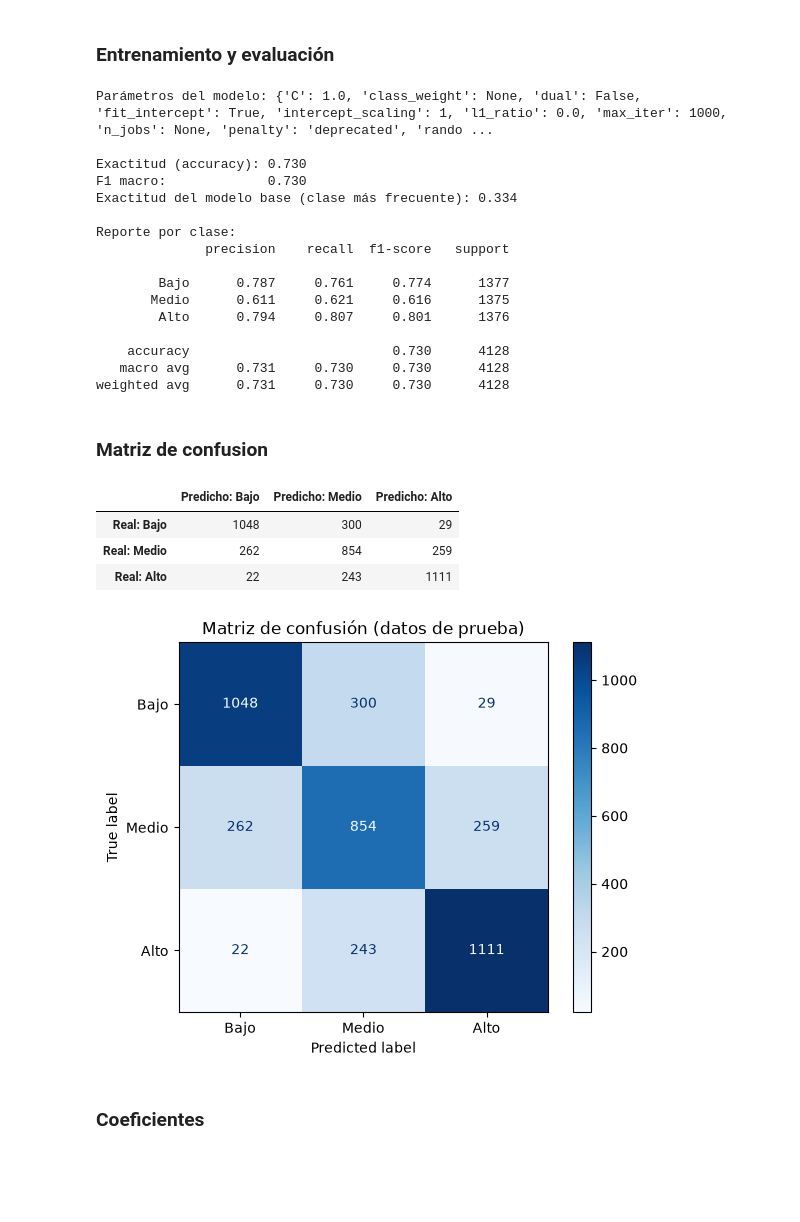
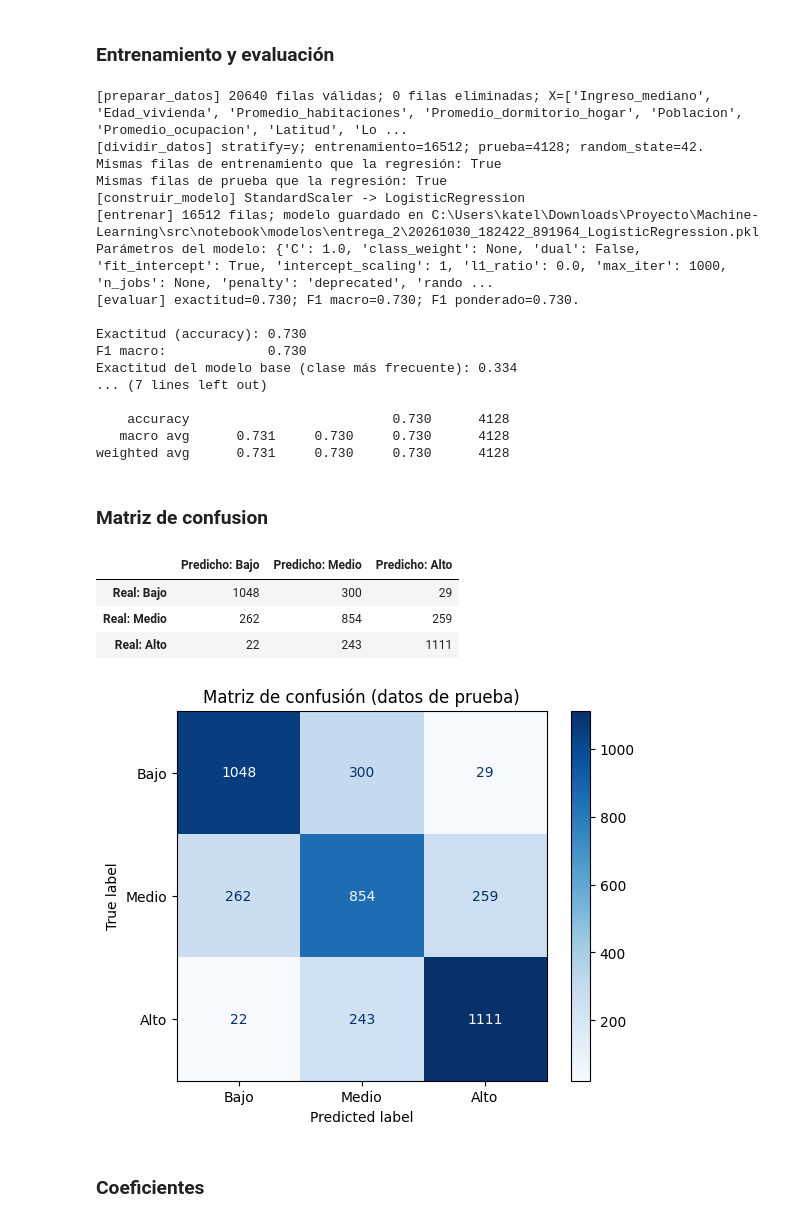
Before and after one commit to KateLopez05/Machine-Learning, a Jupyter notebook: src/notebook/notebook_2.ipynb, the cells around one changed output. Saved outputs shown, nothing was run; the diff lists cells and outputs as text; code cells hidden in the pictures; blank space fills up the shorter version.

Commit message:
Adapto la entrega 2 a las clases de Regresion lineal y Clasificador

```diff
--- a/src/notebook/notebook_2.ipynb
+++ b/src/notebook/notebook_2.ipynb
@@ -539,37 +576,57 @@ Los coeficientes describen **asociaciones**, no causas: que el modelo asigne un
 # %%
 clases = ["Bajo", "Medio", "Alto"]
 
-# Modelo
-modelo_clf = LogisticRegression(max_iter=1000, random_state=42)
-modelo_clf.fit(X_train_esc, y_train_clf)
+# Objeto de la clase: define predictoras, objetivo, clases, modelo y configuración
+clasificador = ClasificadorTabular(
+    columnas_X=predictoras,
+    columna_objetivo="Categoria_valor",
+    clases=clases,
+    modelo=LogisticRegression(max_iter=1000, random_state=42),
+    test_size=0.2,
+    random_state=42,
+    directorio_modelos=CARPETA_MODELOS,
+)
+
+# Validación y división estratificada con la clase
+X_c, y_c = clasificador.preparar_datos(df_prep)
+X_train_c, X_test_c, y_train_c, y_test_c = clasificador.dividir_datos(X_c, y_c)
+print("Mismas filas de entrenamiento que la regresión:", X_train_c.index.equals(X_train.index))
+print("Mismas filas de prueba que la regresión:", X_test_c.index.equals(X_test.index))
+
+# Entrenamiento: el escalado se ajusta dentro del pipeline solo con entrenamiento
+clasificador.construir_modelo()
+clasificador.entrenar(X_train_c, y_train_c)
+modelo_clf = clasificador.pipeline.named_steps["modelo"]
 print("Parámetros del modelo:", modelo_clf.get_params())
 
-# Predicciones sobre prueba
-pred_clf = modelo_clf.predict(X_test_esc)
+# Evaluación sobre los datos de prueba
+metricas_clf = clasificador.evaluar(X_test_c, y_test_c)
+pred_clf = clasificador.predicciones
 
-# Referencia
-base_clf = DummyClassifier(strategy="most_frequent").fit(X_train_esc, y_train_clf)
-acc_base = accuracy_score(y_test_clf, base_clf.predict(X_test_esc))
+# Referencia: un modelo que siempre predice la clase más frecuente
+base_clf = DummyClassifier(strategy="most_frequent").fit(X_train_c, y_train_c)
+acc_base = accuracy_score(y_test_c, base_clf.predict(X_test_c))
 
-print(f"\nExactitud (accuracy): {accuracy_score(y_test_clf, pred_clf):.3f}")
-print(f"F1 macro:             {f1_score(y_test_clf, pred_clf, average='macro'):.3f}")
+print(f"\nExactitud (accuracy): {metricas_clf['exactitud']:.3f}")
+print(f"F1 macro:             {metricas_clf['f1_macro']:.3f}")
 print(f"Exactitud del modelo base (clase más frecuente): {acc_base:.3f}")
 
 print("\nReporte por clase:")
-print(classification_report(y_test_clf, pred_clf, labels=clases, digits=3))
+print(metricas_clf["reporte"])
 # %% [output]
+[preparar_datos] 20640 filas válidas; 0 filas eliminadas; X=['Ingreso_mediano', 'Edad_vivienda', 'Promedio_habitaciones', 'Promedio_dormitorio_hogar', 'Poblacion', 'Promedio_ocupacion', 'Latitud', 'Lo ...
+[dividir_datos] stratify=y; entrenamiento=16512; prueba=4128; random_state=42.
+Mismas filas de entrenamiento que la regresión: True
+Mismas filas de prueba que la regresión: True
+[construir_modelo] StandardScaler -> LogisticRegression
+[entrenar] 16512 filas; modelo guardado en C:\Users\katel\Downloads\Proyecto\Machine-Learning\src\notebook\modelos\entrega_2\20261030_182422_891964_LogisticRegression.pkl
 Parámetros del modelo: {'C': 1.0, 'class_weight': None, 'dual': False, 'fit_intercept': True, 'intercept_scaling': 1, 'l1_ratio': 0.0, 'max_iter': 1000, 'n_jobs': None, 'penalty': 'deprecated', 'rando ...
+[evaluar] exactitud=0.730; F1 macro=0.730; F1 ponderado=0.730.
 
 Exactitud (accuracy): 0.730
 F1 macro:             0.730
 Exactitud del modelo base (clase más frecuente): 0.334
-
-Reporte por clase:
-              precision    recall  f1-score   support
-
-        Bajo      0.787     0.761     0.774      1377
-       Medio      0.611     0.621     0.616      1375
-        Alto      0.794     0.807     0.801      1376
+... (7 lines left out)
 
     accuracy                          0.730      4128
    macro avg      0.731     0.730     0.730      4128
@@ -577,20 +634,20 @@ weighted avg      0.731     0.730     0.730      4128
 # %% [markdown]
 ### Matriz de confusion
 # %%
-cm = confusion_matrix(y_test_clf, pred_clf, labels=clases)
+cm = metricas_clf["matriz"].to_numpy()
 display(pd.DataFrame(cm,
                      index=[f"Real: {c}" for c in clases],
                      columns=[f"Predicho: {c}" for c in clases]))
 
 ConfusionMatrixDisplay(cm, display_labels=clases).plot(cmap="Blues")
 plt.title("Matriz de confusión (datos de prueba)")
 plt.show()
 # %% [output]
 |  | Predicho: Bajo | Predicho: Medio | Predicho: Alto |
 | Real: Bajo | 1048 | 300 | 29 |
 | Real: Medio | 262 | 854 | 259 |
 | Real: Alto | 22 | 243 | 1111 |
-[figure, old version]
+[figure, new version]
 # %% [markdown]
 ### Coeficientes
 # %%
```
Also changed, not shown: parts of 13 cells of this notebook, 5 other files.
